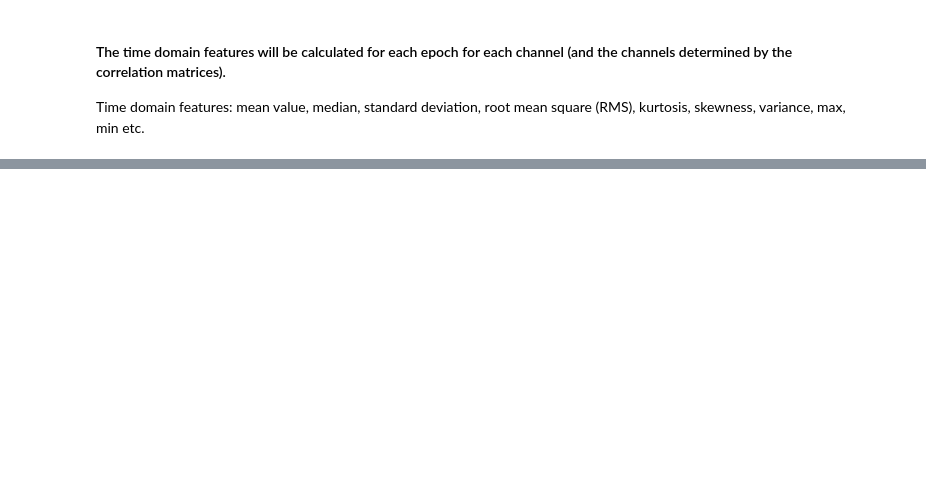
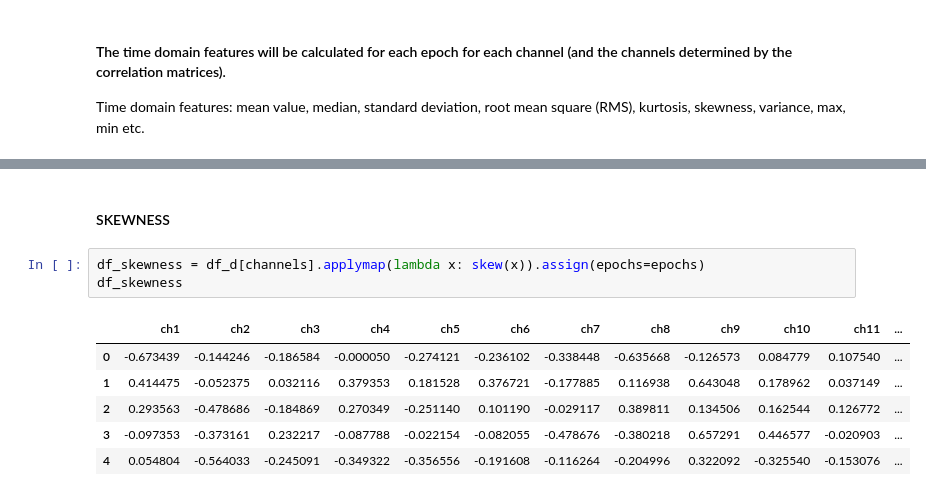
Before and after one commit to GokceUzun/Power-Feature-Analysis, a Jupyter notebook: TimeDomainFeatures.ipynb, the cells around one changed output, grey strips where cells are left out. Cells and saved outputs as stored; diff of their text form; blank space fills up the shorter version.

```diff
--- a/TimeDomainFeatures.ipynb
+++ b/TimeDomainFeatures.ipynb
@@ -117,0 +163,12 @@ Time domain features: mean value, median, standard deviation, root mean square (
+# %% [markdown]
+#### SKEWNESS
+# %%
+df_skewness = df_d[channels].applymap(lambda x: skew(x)).assign(epochs=epochs)
+df_skewness
+# %% [output]
+|  | ch1 | ch2 | ch3 | ch4 | ch5 | ch6 | ch7 | ch8 | ch9 | ch10 | ch11 | ... |
+| 0 | -0.673439 | -0.144246 | -0.186584 | -0.000050 | -0.274121 | -0.236102 | -0.338448 | -0.635668 | -0.126573 | 0.084779 | 0.107540 | ... |
+| 1 | 0.414475 | -0.052375 | 0.032116 | 0.379353 | 0.181528 | 0.376721 | -0.177885 | 0.116938 | 0.643048 | 0.178962 | 0.037149 | ... |
+| 2 | 0.293563 | -0.478686 | -0.184869 | 0.270349 | -0.251140 | 0.101190 | -0.029117 | 0.389811 | 0.134506 | 0.162544 | 0.126772 | ... |
+| 3 | -0.097353 | -0.373161 | 0.232217 | -0.087788 | -0.022154 | -0.082055 | -0.478676 | -0.380218 | 0.657291 | 0.446577 | -0.020903 | ... |
+| 4 | 0.054804 | -0.564033 | -0.245091 | -0.349322 | -0.356556 | -0.191608 | -0.116264 | -0.204996 | 0.322092 | -0.325540 | -0.153076 | ... |
```
Also changed, not shown: parts of 18 cells of this notebook.
